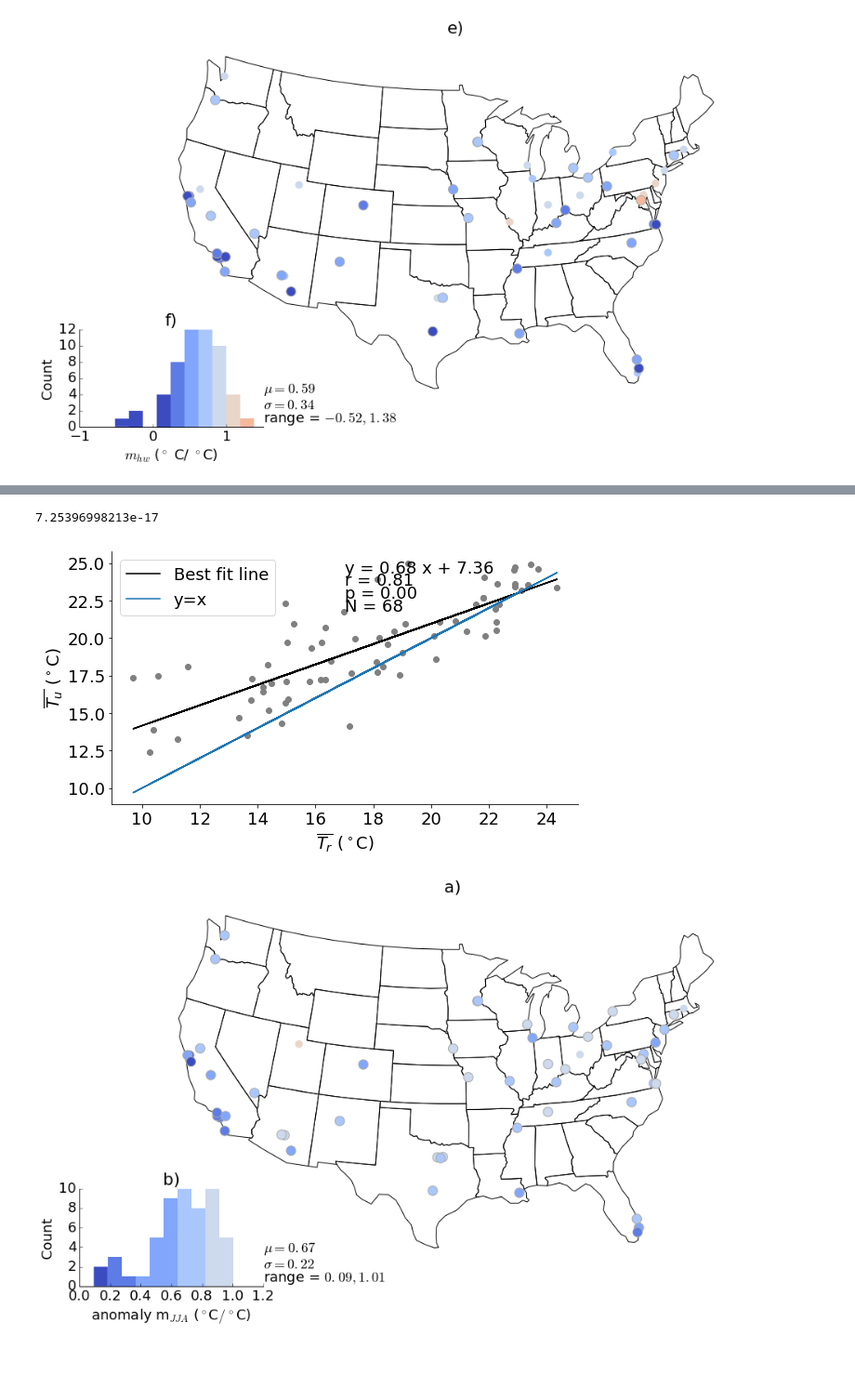
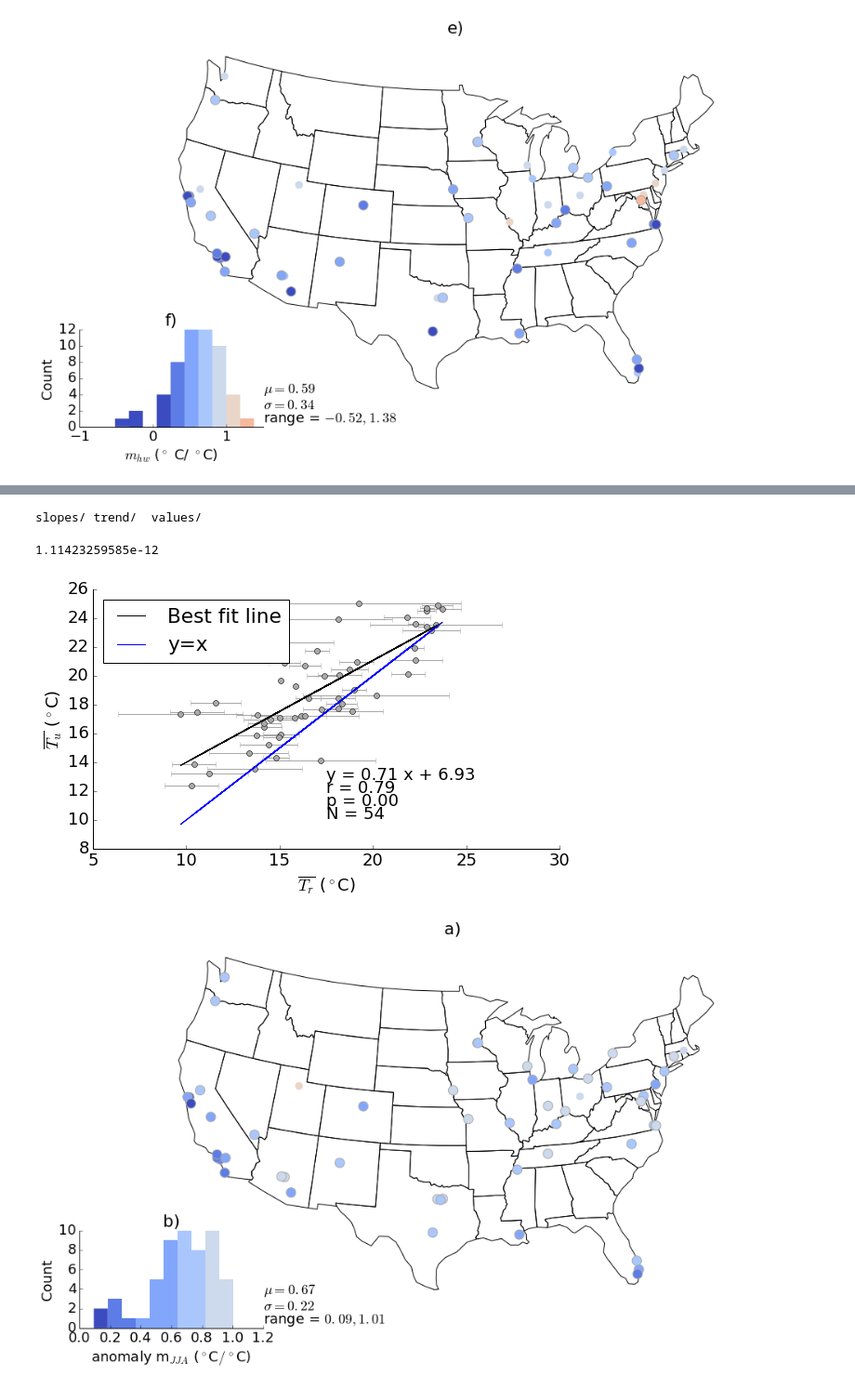
Before and after one commit to gottscott/heat, a Jupyter notebook: PaperFigures.ipynb, the cells around one changed output, grey strips where cells are left out. Shown at 93% size. Saved outputs shown, nothing was run; the diff lists cells and outputs as text; code cells hidden in the pictures; blank space fills up the shorter version.

```diff
--- a/PaperFigures.ipynb
+++ b/PaperFigures.ipynb
@@ -810,7 +810,7 @@ for city in ['Baltimore', 'Miami']:
         inset_scatter(a.values, b,'a) %s'%(city),
                   '$T_r$  ($^\circ$ C)', '$ T_u$ ($^\circ$ C)')
         plt.plot(a.values, a.values, color = 'lightblue')
-        plt.legend(['Best fit', 'y=x'])
+        plt.legend(['Best fit', 'y=x'], loc = 4)
     ##### Inset plot
     dummy_ind = dummy_ind+1
 
@@ -1128,11 +1128,31 @@ plt.savefig(results_filepath+ 'avg_hw_map.pdf', bbox_inches='tight')
 # %%
 # fig 4 : changes over time
 # plot mean urban trends versus mean rural trends
+
+# load error bars
+results_filepath_error_bars = 'plots/version6/errorbars/trend/'
+cities = paired_df['City'].values
+rural_std = pd.DataFrame([], index = paired_df.index, columns=['StdDev'])
+trend_list = []
+for i in range(0,paired_df.shape[0]): # probalby need to redo 1-15
+    city = paired_df.iloc[i]['City']
+#     if city == 'Grand Prairie':
+#         city = 'Arlington'
+    try:
+        array = np.load(results_filepath_error_bars+ city.replace(" ", "")[0:5]+'Trtrend.npy')
+        array = array[~np.isnan(array)]
+        #rural_std.append(array.std())
+        trend_list.append(array)
+        rural_std.loc[city, 'StdDev'] = array.std()
+    except IOError:
+        print('Skipping %s'%city)
+rural_std.loc['New Orleans'] = np.nan
 x = results_df['trend_r']
 y =  results_df['trend_u']
 plt.figure(figsize=[7,5])
 # plt.errorbar(x, y, yerr = slopes_std, fmt='o', alpha = .5,#markersize='10',
 #              color = 'DarkGray', zorder =0)
+#plt.errorbar(x.values, y[x.index].values, xerr = rural_std.loc[x.index].values, fmt='o', color = 'DarkGray')
 
 m, r, p = easy_scatter(results_df['trend_r'].values,results_df['trend_u'].values,
            '', r'$\beta_{T_r}$ ($^\circ$C/year)', #30-year JJA Trend Relationship
@@ -1160,0 +1183,4 @@ x[x>0].shape, y[y>0].shape
+# %%
+ls plots/version6/errorbars/
+# %% [output]
+slopes/ trend/  values/
@@ -1161,18 +1189,36 @@ x[x>0].shape, y[y>0].shape
 # %%
 # fig 4 : changes over space
+
+# load error bars
+results_filepath_error_bars = 'plots/version6/errorbars/values/'
+cities = paired_df['City'].values
+rural_std = pd.DataFrame([], index = paired_df.index, columns=['StdDev'])
+for i in range(0,paired_df.shape[0]): # probalby need to redo 1-15
+    city = paired_df.iloc[i]['City']
+#     if city == 'Grand Prairie':
+#         city = 'Arlington'
+    try:
+        array = np.load(results_filepath_error_bars+ city.replace(" ", "")[0:5]+'rural.npy')
+        array = array[~np.isnan(array)]
+        #rural_std.append(array.std())
+        rural_std.loc[city, 'StdDev'] = array.std()
+    except IOError:
+        print('Skipping %s'%city)
+
 # plot mean urban versus mean rural
 plt.figure(figsize=[9,5])
 x = results_df['mean rural']
 y = results_df['mean urban']
-#plt.errorbar(x, y, yerr = UHI_std, fmt='o', color = 'DarkGray')
+plt.errorbar(x.values, y[x.index].values, xerr = rural_std.loc[x.index].values, fmt='o', color = 'DarkGray')
 m,r,p = easy_scatter(x.dropna().astype(float),y.dropna().astype(float),
              '',
-             '$\overline{T_r}$ ($^\circ$C)', '$\overline{T_u}$ ($^\circ$C)')
+             '$\overline{T_r}$ ($^\circ$C)', '$\overline{T_u}$ ($^\circ$C)',
+                    text_y_loc = .25)
 plt.plot(x,x)
 prettify_plot()
 plt.legend(['Best fit line', 'y=x'], loc = 2)
 plt.savefig(results_filepath+ 'figure04.pdf',bbox_inches='tight')
 print(p)
 # %% [output]
-7.25396998213e-17
+1.11423259585e-12
-[figure, old version]
+[figure, new version]
```
Also changed, not shown: parts of 9 cells of this notebook, 3 other files.
